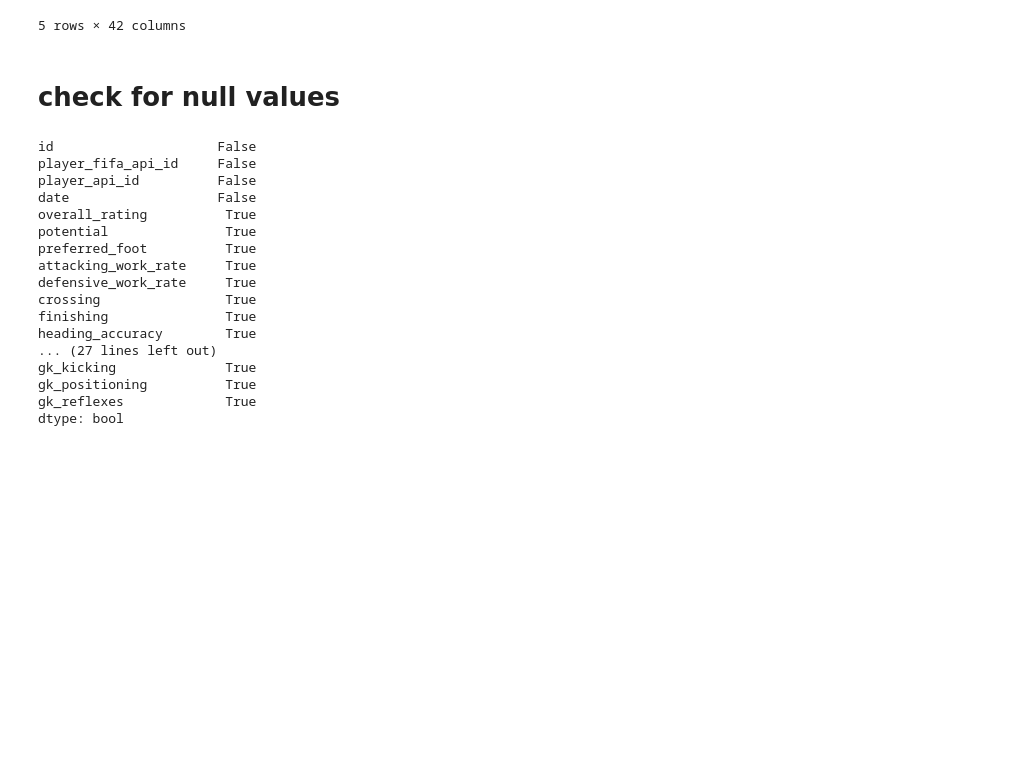
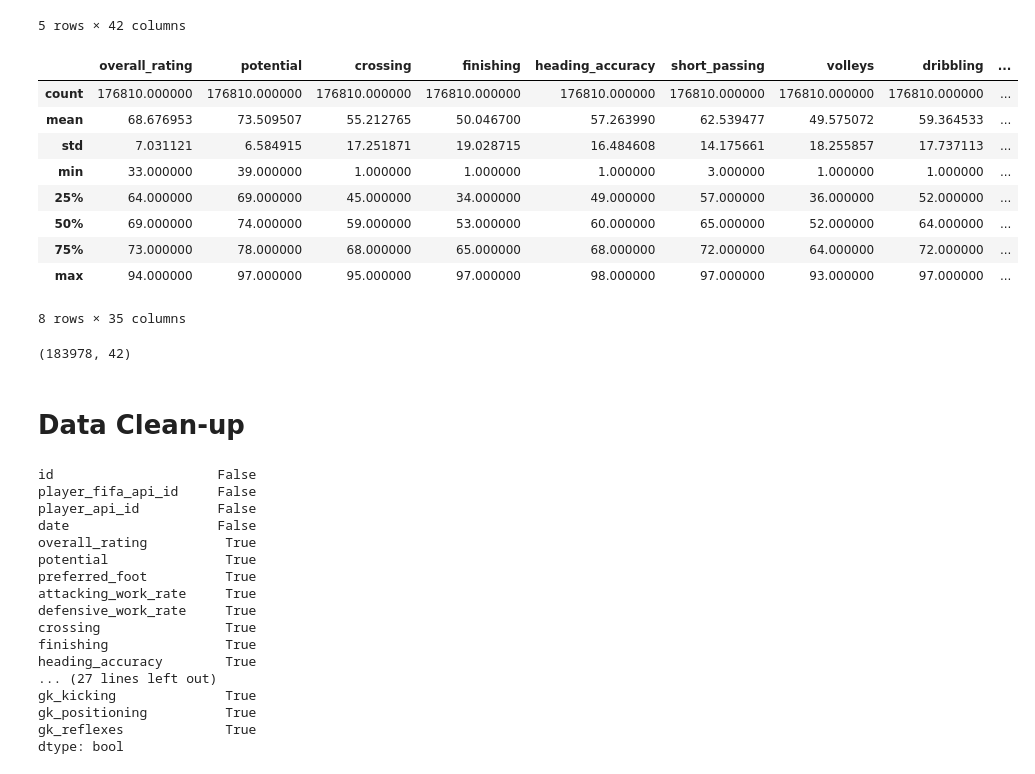
Before and after one commit to siddharthalal/Project-2---Predicting-Player-s-Ratings, a Jupyter notebook: Project 2 - Predicting Player's Rating.ipynb, the cells around one changed output. Drawn from its saved outputs; the diff is of its cells as text; code cells hidden in the pictures; blank space fills up the shorter version.

```diff
--- a/Project 2 - Predicting Player's Rating.ipynb
+++ b/Project 2 - Predicting Player's Rating.ipynb
@@ -39,8 +38,25 @@ df.head()
 | 3 | 4 | 218353 | 505942 | 2015-03-20 00:00:00 | 61.0 | 65.0 | right | ... |
 | 4 | 5 | 218353 | 505942 | 2007-02-22 00:00:00 | 61.0 | 65.0 | right | ... |
 5 rows × 42 columns
-# %% [markdown]
-# check for null values
+# %%
+df.describe()
+# %% [output]
+|  | overall_rating | potential | crossing | finishing | heading_accuracy | short_passing | volleys | dribbling | ... |
+| count | 176810.000000 | 176810.000000 | 176810.000000 | 176810.000000 | 176810.000000 | 176810.000000 | 176810.000000 | 176810.000000 | ... |
+| mean | 68.676953 | 73.509507 | 55.212765 | 50.046700 | 57.263990 | 62.539477 | 49.575072 | 59.364533 | ... |
+| std | 7.031121 | 6.584915 | 17.251871 | 19.028715 | 16.484608 | 14.175661 | 18.255857 | 17.737113 | ... |
+| min | 33.000000 | 39.000000 | 1.000000 | 1.000000 | 1.000000 | 3.000000 | 1.000000 | 1.000000 | ... |
+| 25% | 64.000000 | 69.000000 | 45.000000 | 34.000000 | 49.000000 | 57.000000 | 36.000000 | 52.000000 | ... |
+| 50% | 69.000000 | 74.000000 | 59.000000 | 53.000000 | 60.000000 | 65.000000 | 52.000000 | 64.000000 | ... |
+| 75% | 73.000000 | 78.000000 | 68.000000 | 65.000000 | 68.000000 | 72.000000 | 64.000000 | 72.000000 | ... |
+| max | 94.000000 | 97.000000 | 95.000000 | 97.000000 | 98.000000 | 97.000000 | 93.000000 | 97.000000 | ... |
+8 rows × 35 columns
+# %%
+df.shape
+# %% [output]
+(183978, 42)
+# %% [markdown]
+# Data Clean-up
 # %%
 df.isnull().any()
 # %% [output]
```
Also changed, not shown: parts of 58 cells of this notebook.
